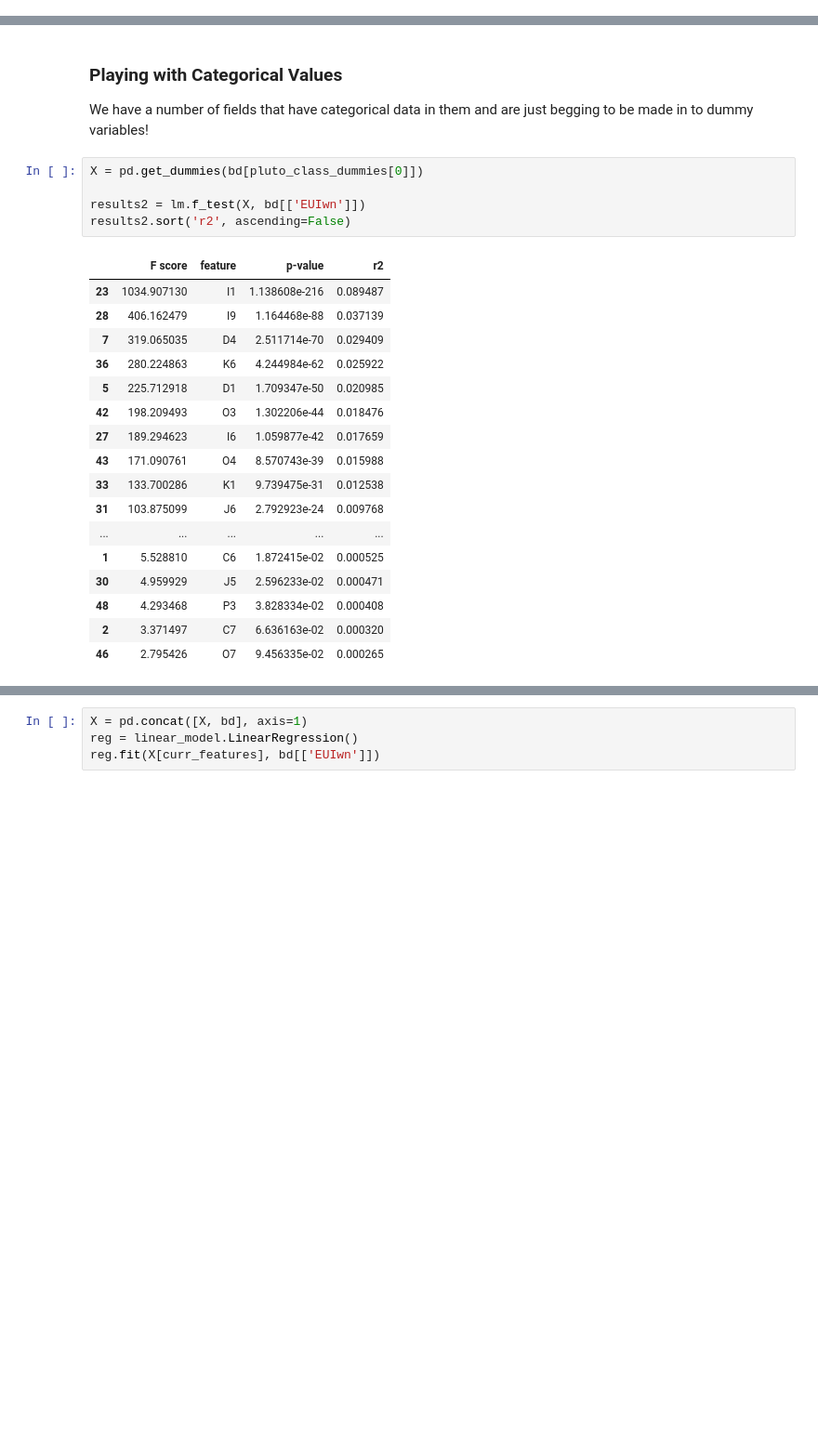
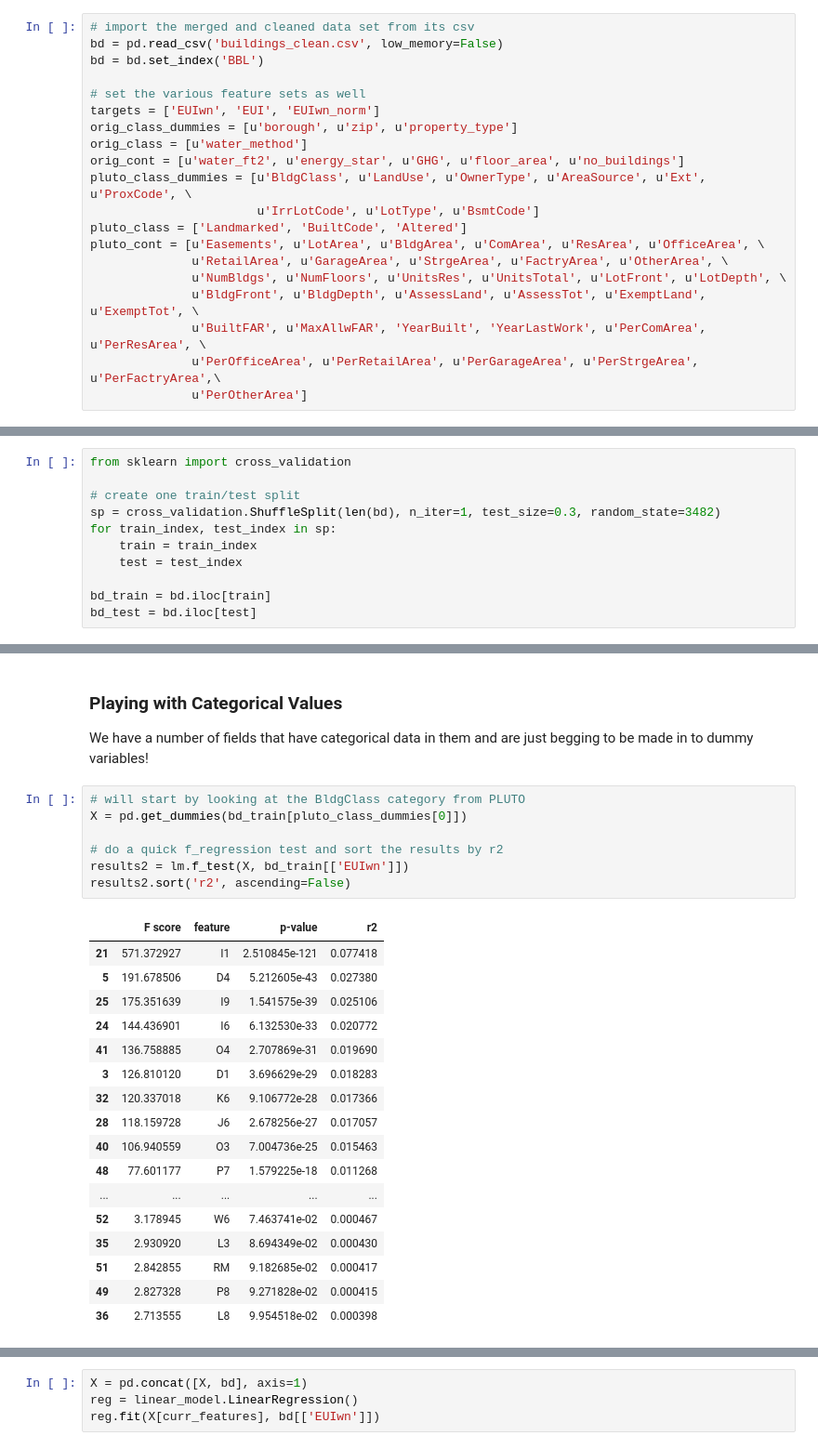
Before and after one commit to theolove/ga_project1_tlove, a Jupyter notebook: projects/Project 2/Project_2_tlove.ipynb, the cells around one changed output, grey strips where cells are left out. Shown: that part at 93% size. Cells and saved outputs as stored; diff of their text form; blank space fills up the shorter version.

```diff
--- a/projects/Project 2/Project_2_tlove.ipynb
+++ b/projects/Project 2/Project_2_tlove.ipynb
@@ -352,2 +380,22 @@ import mltl
+# %%
+# import the merged and cleaned data set from its csv
+bd = pd.read_csv('buildings_clean.csv', low_memory=False)
+bd = bd.set_index('BBL')
+
+# set the various feature sets as well
+targets = ['EUIwn', 'EUI', 'EUIwn_norm']
+orig_class_dummies = [u'borough', u'zip', u'property_type']
+orig_class = [u'water_method']
+orig_cont = [u'water_ft2', u'energy_star', u'GHG', u'floor_area', u'no_buildings']
+pluto_class_dummies = [u'BldgClass', u'LandUse', u'OwnerType', u'AreaSource', u'Ext', u'ProxCode', \
+                       u'IrrLotCode', u'LotType', u'BsmtCode']
+pluto_class = ['Landmarked', 'BuiltCode', 'Altered']
+pluto_cont = [u'Easements', u'LotArea', u'BldgArea', u'ComArea', u'ResArea', u'OfficeArea', \
+              u'RetailArea', u'GarageArea', u'StrgeArea', u'FactryArea', u'OtherArea', \
+              u'NumBldgs', u'NumFloors', u'UnitsRes', u'UnitsTotal', u'LotFront', u'LotDepth', \
+              u'BldgFront', u'BldgDepth', u'AssessLand', u'AssessTot', u'ExemptLand', u'ExemptTot', \
+              u'BuiltFAR', u'MaxAllwFAR', 'YearBuilt', 'YearLastWork', u'PerComArea', u'PerResArea', \
+              u'PerOfficeArea', u'PerRetailArea', u'PerGarageArea', u'PerStrgeArea', u'PerFactryArea',\
+              u'PerOtherArea']
 # %% [markdown]
 ### Target Variable: Weather-normalized Energy Usage Intensity (EUIwn)
@@ -405,3 +461,14 @@ Let's see where we get with a linear model looking at a selection of these value
+# %%
+from sklearn import cross_validation
+
+# create one train/test split
+sp = cross_validation.ShuffleSplit(len(bd), n_iter=1, test_size=0.3, random_state=3482)
+for train_index, test_index in sp:
+    train = train_index
+    test = test_index
+
+bd_train = bd.iloc[train]
+bd_test = bd.iloc[test]
 # %% [markdown]
 ###Building Area Usage
 
@@ -1016,28 +1084,30 @@ Kurtosis:                      22.242   Cond. No.                         233.
 
 We have a number of fields that have categorical data in them and are just begging to be made in to dummy variables!
 # %%
-X = pd.get_dummies(bd[pluto_class_dummies[0]])
+# will start by looking at the BldgClass category from PLUTO
+X = pd.get_dummies(bd_train[pluto_class_dummies[0]])
 
-results2 = lm.f_test(X, bd[['EUIwn']])
+# do a quick f_regression test and sort the results by r2
+results2 = lm.f_test(X, bd_train[['EUIwn']])
 results2.sort('r2', ascending=False)
 # %% [output]
 |  | F score | feature | p-value | r2 |
-| 23 | 1034.907130 | I1 | 1.138608e-216 | 0.089487 |
-| 28 | 406.162479 | I9 | 1.164468e-88 | 0.037139 |
-| 7 | 319.065035 | D4 | 2.511714e-70 | 0.029409 |
-| 36 | 280.224863 | K6 | 4.244984e-62 | 0.025922 |
-| 5 | 225.712918 | D1 | 1.709347e-50 | 0.020985 |
-| 42 | 198.209493 | O3 | 1.302206e-44 | 0.018476 |
-| 27 | 189.294623 | I6 | 1.059877e-42 | 0.017659 |
-| 43 | 171.090761 | O4 | 8.570743e-39 | 0.015988 |
-| 33 | 133.700286 | K1 | 9.739475e-31 | 0.012538 |
-| 31 | 103.875099 | J6 | 2.792923e-24 | 0.009768 |
+| 21 | 571.372927 | I1 | 2.510845e-121 | 0.077418 |
+| 5 | 191.678506 | D4 | 5.212605e-43 | 0.027380 |
+| 25 | 175.351639 | I9 | 1.541575e-39 | 0.025106 |
+| 24 | 144.436901 | I6 | 6.132530e-33 | 0.020772 |
+| 41 | 136.758885 | O4 | 2.707869e-31 | 0.019690 |
+| 3 | 126.810120 | D1 | 3.696629e-29 | 0.018283 |
+| 32 | 120.337018 | K6 | 9.106772e-28 | 0.017366 |
+| 28 | 118.159728 | J6 | 2.678256e-27 | 0.017057 |
+| 40 | 106.940559 | O3 | 7.004736e-25 | 0.015463 |
+| 48 | 77.601177 | P7 | 1.579225e-18 | 0.011268 |
 | ... | ... | ... | ... | ... |
-| 1 | 5.528810 | C6 | 1.872415e-02 | 0.000525 |
-| 30 | 4.959929 | J5 | 2.596233e-02 | 0.000471 |
-| 48 | 4.293468 | P3 | 3.828334e-02 | 0.000408 |
-| 2 | 3.371497 | C7 | 6.636163e-02 | 0.000320 |
-| 46 | 2.795426 | O7 | 9.456335e-02 | 0.000265 |
+| 52 | 3.178945 | W6 | 7.463741e-02 | 0.000467 |
+| 35 | 2.930920 | L3 | 8.694349e-02 | 0.000430 |
+| 51 | 2.842855 | RM | 9.182685e-02 | 0.000417 |
+| 49 | 2.827328 | P8 | 9.271828e-02 | 0.000415 |
+| 36 | 2.713555 | L8 | 9.954518e-02 | 0.000398 |
 # %%
 # first value helps out a bunch
 print lm.smf_linear(best_continuous_features + ['I1', 'I9', 'D4', 'K6', 'D1'],
```
Also changed, not shown: parts of 49 cells of this notebook, 2 other files.
